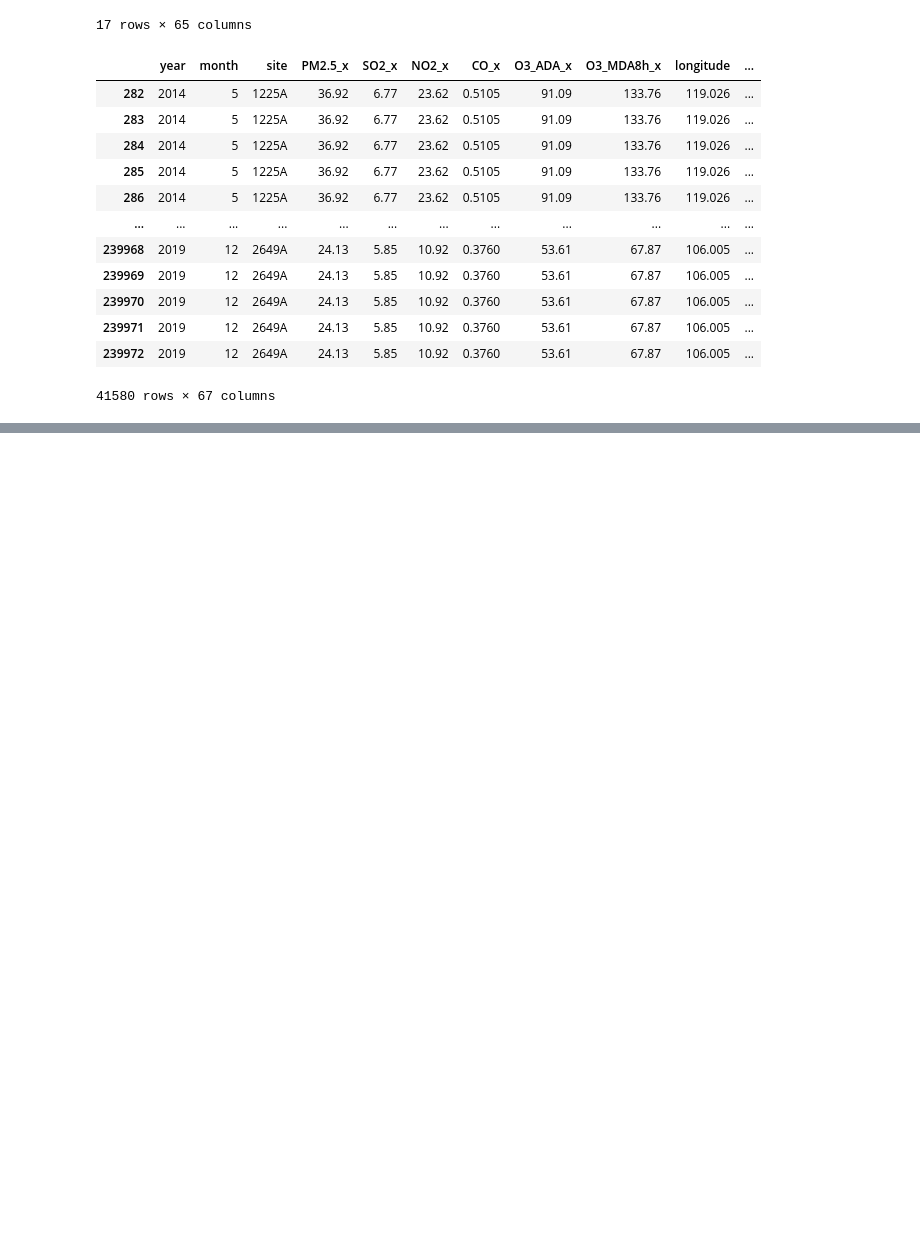
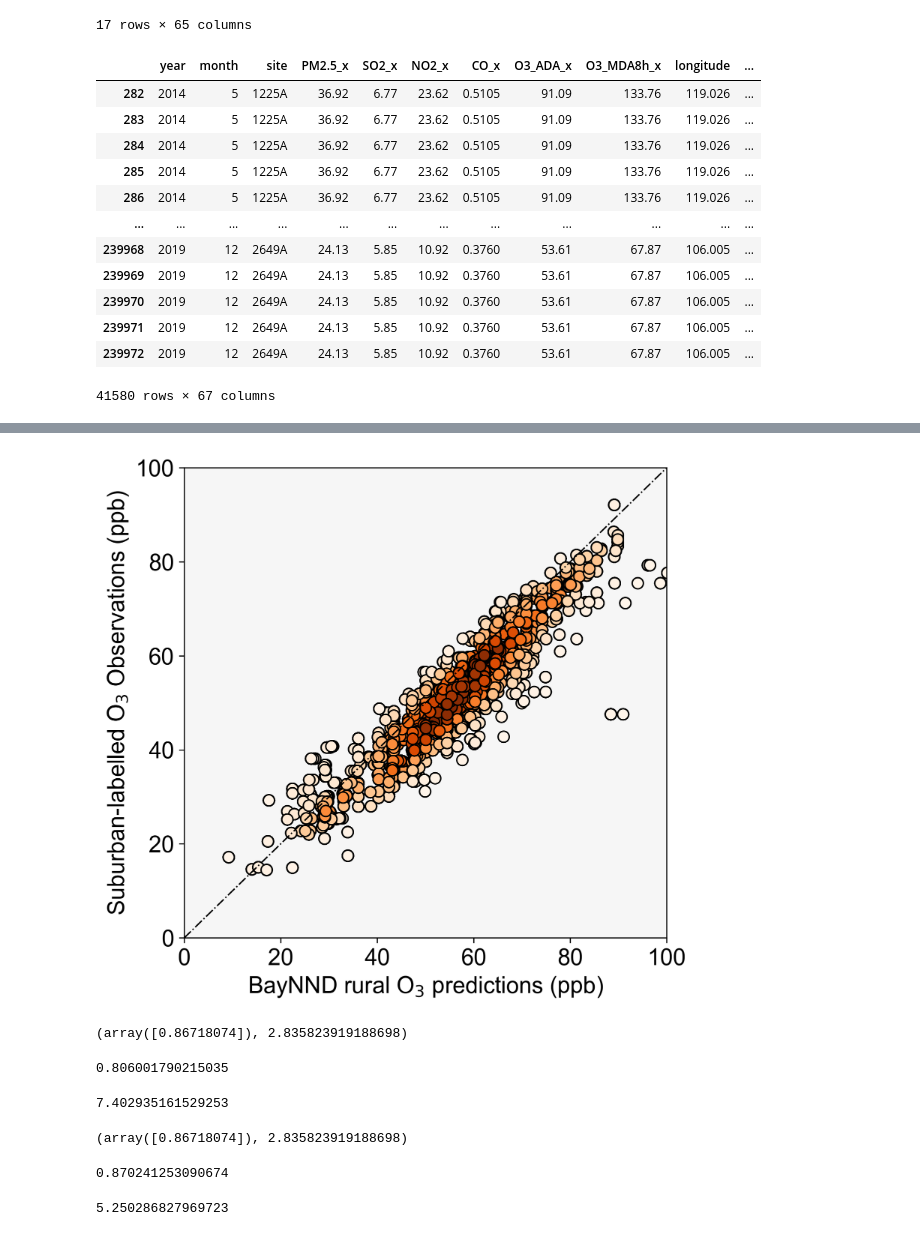
Before and after one commit to csuen27/ozone-mortality, a Jupyter notebook: Extended Analyses/china_urban-rural_validation.ipynb, the cells around one changed output, grey strips where cells are left out. Saved outputs shown, nothing was run; the diff lists cells and outputs as text; code cells hidden in the pictures; blank space fills up the shorter version.

```diff
--- a/Extended Analyses/china_urban-rural_validation.ipynb
+++ b/Extended Analyses/china_urban-rural_validation.ipynb
@@ -483,3 +495,7 @@ data_rural
 | 239971 | 2019 | 12 | 2649A | 24.13 | 5.85 | 10.92 | 0.3760 | 53.61 | 67.87 | 106.005 | ... |
 | 239972 | 2019 | 12 | 2649A | 24.13 | 5.85 | 10.92 | 0.3760 | 53.61 | 67.87 | 106.005 | ... |
 41580 rows × 67 columns
+# %%
+data_rural['O3_MDA8_rural_pred4'] = pred_rural_lr
+# %%
+data_rural_1, data_rural_2 = train_test_split(data_rural, random_state = 1000, train_size = 0.85)
@@ -485,0 +518,60 @@ data_rural
+# %%
+x_rural = data_rural_2['O3_MDA8_rural_pred2']*1.085
+y_rural = data_rural_2['O3_MDA8_rural_pred4']
+
+xy_rural = np.vstack([x_rural,y_rural])
+z_rural = gaussian_kde(xy_rural)(xy_rural)
+# %%
+rcParams['font.family'] = 'sans-serif'
+rcParams['font.sans-serif'] = ['Arial']
+
+fig, ax = plt.subplots(figsize = [6,6], dpi = 300)
+ax.plot([0,1],[0,1], transform=ax.transAxes, color='black', lw=1, linestyle='-.')
+cax = ax.scatter(x_rural, y_rural, c=z_rural, s=60, marker='o', edgecolor='black', facecolor='goldenrod', cmap='Oranges')
+
+plt.xticks(fontsize = 16)
+plt.yticks(fontsize = 16)
+plt.xlim((0,100))
+plt.ylim((0,100))
+
+plt.xlabel("BayNND rural O${_3}$ predictions (ppb)", fontsize = 16)
+plt.ylabel("Suburban-labelled O${_3}$ Observations (ppb)", fontsize = 16)
+
+ax1=plt.gca()
+ax1.patch.set_facecolor("gainsboro")
+ax1.patch.set_alpha(0.25)
+
+#plt.savefig("china-rural-validation.pdf", format="pdf", bbox_inches="tight")
+# %% [output]
+[figure, added]
+# %%
+LRM = LinearR()
+X = data_rural_2[['O3_MDA8_rural_pred2']]*1.085
+y = data_rural_2['O3_MDA8_rural_pred4']
+LRM.fit(X,y).coef_,LRM.fit(X,y).intercept_
+# %% [output]
+(array([0.86718074]), 2.835823919188698)
+# %%
+R2(data_rural_2['O3_MDA8_rural_pred2']*1.085,data_rural_2['O3_MDA8_rural_pred4'])
+# %% [output]
+0.806001790215035
+# %%
+np.sqrt(MSE(data_rural_2['O3_MDA8_rural_pred2']*1.085,data_rural_2['O3_MDA8_rural_pred4']))
+# %% [output]
+7.402935161529253
+# %%
+LRM = LinearR()
+X = data_rural_2[['O3_MDA8_rural_pred2']]*1.085
+y = data_rural_2['O3_MDA8_rural_pred4']
+LRM.fit(X,y).coef_,LRM.fit(X,y).intercept_
+# %% [output]
+(array([0.86718074]), 2.835823919188698)
+# %%
+pred = LRM.predict(X)
+R2(pred, data_rural_2['O3_MDA8_rural_pred4'])
+# %% [output]
+0.870241253090674
+# %%
+np.sqrt(MSE(pred, data_rural_2['O3_MDA8_rural_pred4']))
+# %% [output]
+5.250286827969723
```
Also changed, not shown: parts of 35 cells of this notebook, 3 other files.
